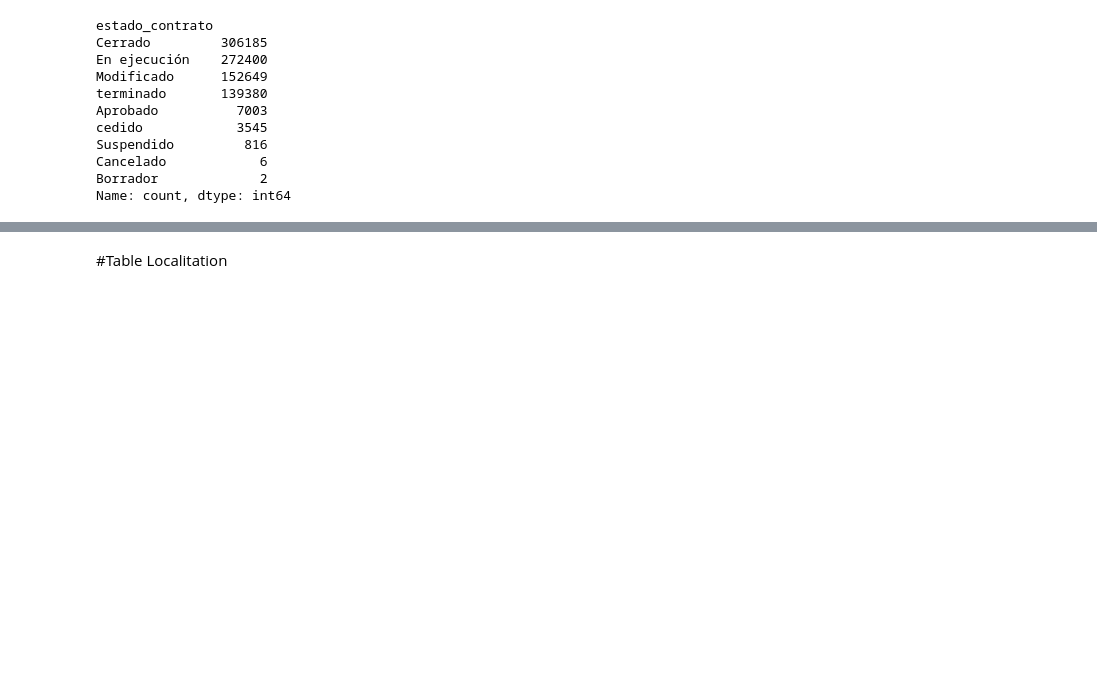
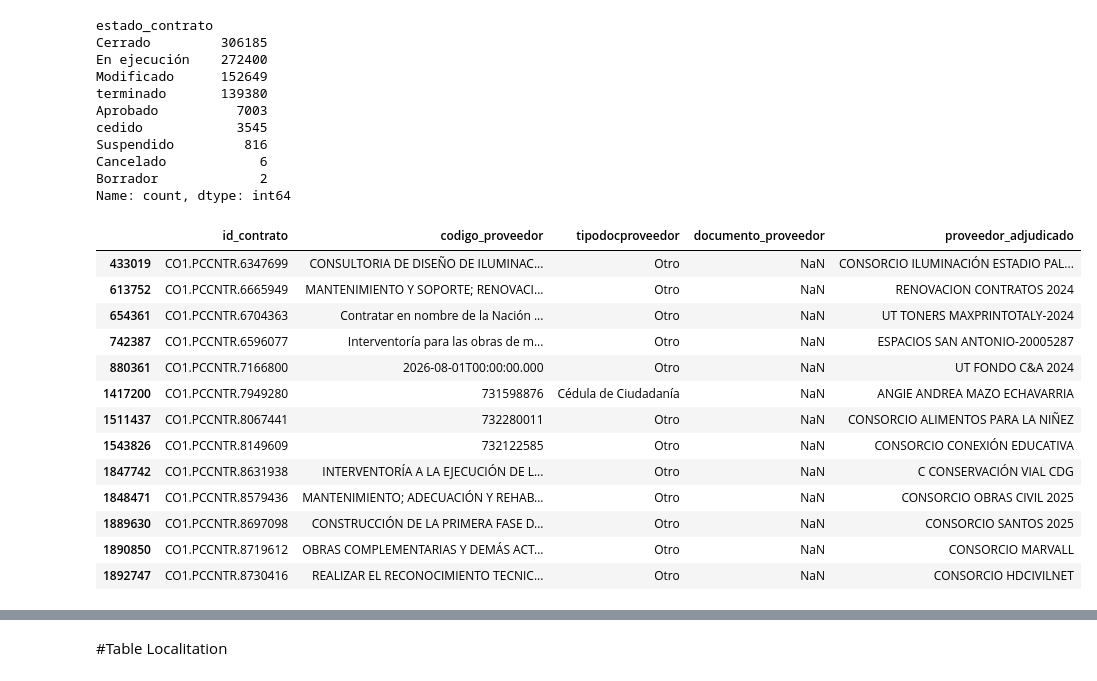
Before and after one commit to bryanmg20/secop2-etl-pipeline, a Jupyter notebook: notebooks/exploration.ipynb, the cells around one changed output, grey strips where cells are left out. Cells and saved outputs as stored; diff of their text form; code cells hidden in the pictures; blank space fills up the shorter version.

```diff
--- a/notebooks/exploration.ipynb
+++ b/notebooks/exploration.ipynb
@@ -112,0 +136,17 @@ Name: count, dtype: int64
+# %%
+df.loc[df['documento_proveedor'].isnull(), ['id_contrato','codigo_proveedor','tipodocproveedor', 'documento_proveedor', 'proveedor_adjudicado']]
+# %% [output]
+|  | id_contrato | codigo_proveedor | tipodocproveedor | documento_proveedor | proveedor_adjudicado |
+| 433019 | CO1.PCCNTR.6347699 | CONSULTORIA DE DISEÑO DE ILUMINAC... | Otro | NaN | CONSORCIO ILUMINACIÓN ESTADIO PAL... |
+| 613752 | CO1.PCCNTR.6665949 | MANTENIMIENTO Y SOPORTE; RENOVACI... | Otro | NaN | RENOVACION CONTRATOS 2024 |
+| 654361 | CO1.PCCNTR.6704363 | Contratar en nombre de la Nación ... | Otro | NaN | UT TONERS MAXPRINTOTALY-2024 |
+| 742387 | CO1.PCCNTR.6596077 | Interventoría para las obras de m... | Otro | NaN | ESPACIOS SAN ANTONIO-20005287 |
+| 880361 | CO1.PCCNTR.7166800 | 2026-08-01T00:00:00.000 | Otro | NaN | UT FONDO C&A 2024 |
+| 1417200 | CO1.PCCNTR.7949280 | 731598876 | Cédula de Ciudadanía | NaN | ANGIE ANDREA MAZO ECHAVARRIA |
+| 1511437 | CO1.PCCNTR.8067441 | 732280011 | Otro | NaN | CONSORCIO ALIMENTOS PARA LA NIÑEZ |
+| 1543826 | CO1.PCCNTR.8149609 | 732122585 | Otro | NaN | CONSORCIO CONEXIÓN EDUCATIVA |
+| 1847742 | CO1.PCCNTR.8631938 | INTERVENTORÍA A LA EJECUCIÓN DE L... | Otro | NaN | C CONSERVACIÓN VIAL CDG |
+| 1848471 | CO1.PCCNTR.8579436 | MANTENIMIENTO; ADECUACIÓN Y REHAB... | Otro | NaN | CONSORCIO OBRAS CIVIL 2025 |
+| 1889630 | CO1.PCCNTR.8697098 | CONSTRUCCIÓN DE LA PRIMERA FASE D... | Otro | NaN | CONSORCIO SANTOS 2025 |
+| 1890850 | CO1.PCCNTR.8719612 | OBRAS COMPLEMENTARIAS Y DEMÁS ACT... | Otro | NaN | CONSORCIO MARVALL |
+| 1892747 | CO1.PCCNTR.8730416 | REALIZAR EL RECONOCIMIENTO TECNIC... | Otro | NaN | CONSORCIO HDCIVILNET |
```
Also changed, not shown: parts of 45 cells of this notebook, 1 other file.
